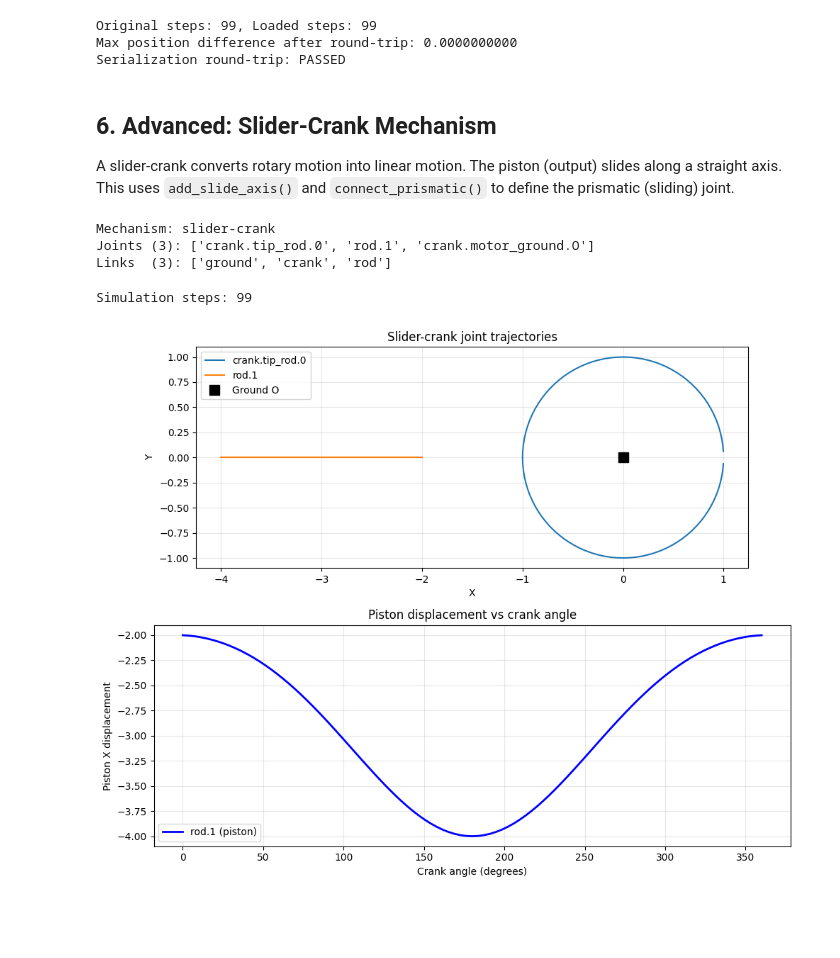
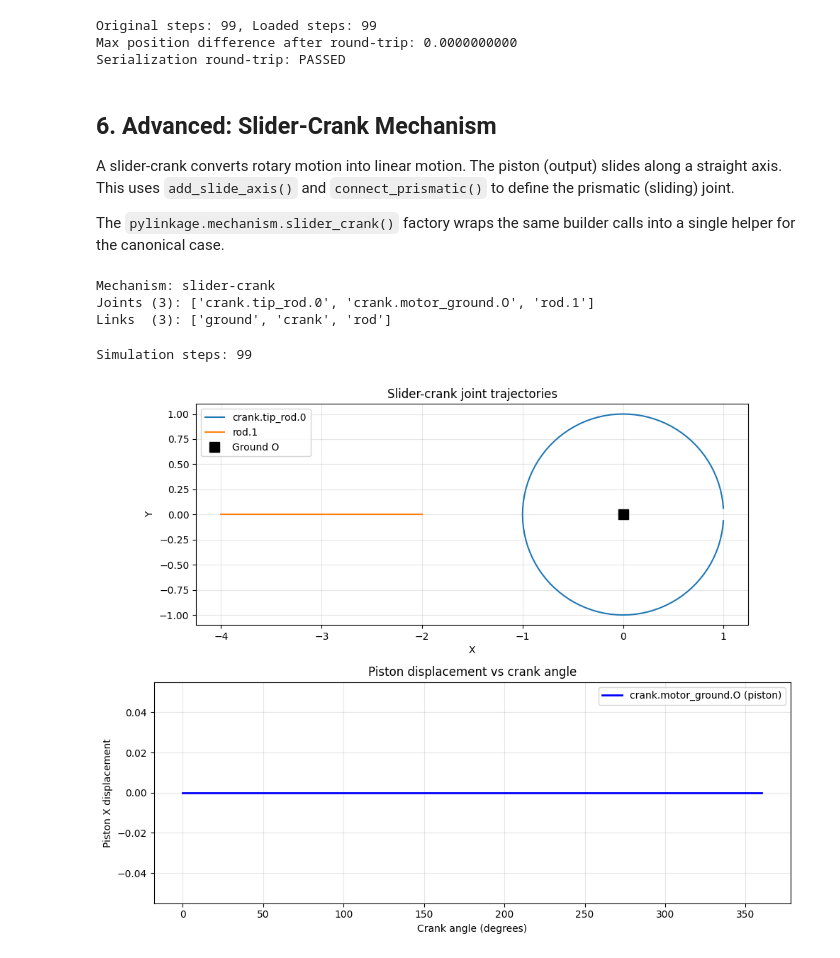
Before and after one commit to HugoFara/pylinkage, a Jupyter notebook: docs/notebooks/10_mechanism_builder.ipynb, the cells around one changed output. Cells and saved outputs as stored; diff of their text form; code cells hidden in the pictures; blank space fills up the shorter version.

```diff
--- a/docs/notebooks/10_mechanism_builder.ipynb
+++ b/docs/notebooks/10_mechanism_builder.ipynb
@@ -302,36 +323,31 @@ Serialization round-trip: PASSED
 A slider-crank converts rotary motion into linear motion. The piston
 (output) slides along a straight axis. This uses `add_slide_axis()` and
 `connect_prismatic()` to define the prismatic (sliding) joint.
+
+The `pylinkage.mechanism.slider_crank()` factory wraps the same builder
+calls into a single helper for the canonical case.
 # %%
 CRANK_R = 1.0
 ROD_LEN = 3.0
 OMEGA_SC = 2 * math.pi / 100
 
-sc_builder = MechanismBuilder(name="slider-crank")
-sc_builder.add_ground_link("ground", ports={"O": (0, 0)})
-sc_builder.add_driver_link("crank", length=CRANK_R, motor_port="O", omega=OMEGA_SC)
-sc_builder.add_link("rod", length=ROD_LEN)
-sc_builder.add_slide_axis("rail", through=(0, 0), direction=(1, 0))
-sc_builder.connect("crank.tip", "rod.0")
-sc_builder.connect_prismatic("rod.1", "rail")
+sc_mech = slider_crank(crank=CRANK_R, rod=ROD_LEN, omega=OMEGA_SC)
 
-slider_crank = sc_builder.build()
-
-print(f"Mechanism: {slider_crank.name}")
-print(f"Joints ({len(slider_crank.joints)}): {[j.id for j in slider_crank.joints]}")
-print(f"Links  ({len(slider_crank.links)}): {[lnk.id for lnk in slider_crank.links]}")
+print(f"Mechanism: {sc_mech.name}")
+print(f"Joints ({len(sc_mech.joints)}): {[j.id for j in sc_mech.joints]}")
+print(f"Links  ({len(sc_mech.links)}): {[lnk.id for lnk in sc_mech.links]}")
 # %% [output]
 Mechanism: slider-crank
-Joints (3): ['crank.tip_rod.0', 'rod.1', 'crank.motor_ground.O']
+Joints (3): ['crank.tip_rod.0', 'crank.motor_ground.O', 'rod.1']
 Links  (3): ['ground', 'crank', 'rod']
 # %%
 # Simulate
-sc_loci = list(slider_crank.step())
+sc_loci = list(sc_mech.step())
 print(f"Simulation steps: {len(sc_loci)}")
 
 # Extract trajectories
 sc_trajectories = {}
-for i, joint in enumerate(slider_crank.joints):
+for i, joint in enumerate(sc_mech.joints):
     xs = [step[i][0] for step in sc_loci if step[i][0] is not None]
     ys = [step[i][1] for step in sc_loci if step[i][1] is not None]
     sc_trajectories[joint.id] = (xs, ys)
@@ -341,34 +357,34 @@ fig, (ax1, ax2) = plt.subplots(2, 1, figsize=(10, 8))
 # Top: mechanism trajectories
 for jid, (xs, ys) in sc_trajectories.items():
     if len(set(zip(xs, ys, strict=False))) > 1:
         ax1.plot(xs, ys, linewidth=1.5, label=jid)
 ax1.plot(0, 0, 'ks', markersize=10, label='Ground O')
 ax1.set_xlabel('X')
 ax1.set_ylabel('Y')
 ax1.set_title('Slider-crank joint trajectories')
 ax1.set_aspect('equal')
 ax1.legend()
 ax1.grid(True, alpha=0.3)
 
 # Bottom: piston displacement over time
 # The prismatic joint is the one constrained to the rail (rod.1)
 # Find it: it has y ~ 0 throughout
 for jid, (xs, ys) in sc_trajectories.items():
     if xs and all(abs(y) < 0.01 for y in ys):  # sliding joint stays on x-axis
         angles = np.linspace(0, 360, len(xs))
         ax2.plot(angles, xs, 'b-', linewidth=2, label=f'{jid} (piston)')
         ax2.set_xlabel('Crank angle (degrees)')
         ax2.set_ylabel('Piston X displacement')
         ax2.set_title('Piston displacement vs crank angle')
         ax2.legend()
         ax2.grid(True, alpha=0.3)
         break
 
 plt.tight_layout()
 plt.show()
 # %% [output]
 Simulation steps: 99
-[figure, old version]
+[figure, new version]
 # %% [markdown]
 ## Summary
 
```
Also changed, not shown: parts of 9 cells of this notebook.
